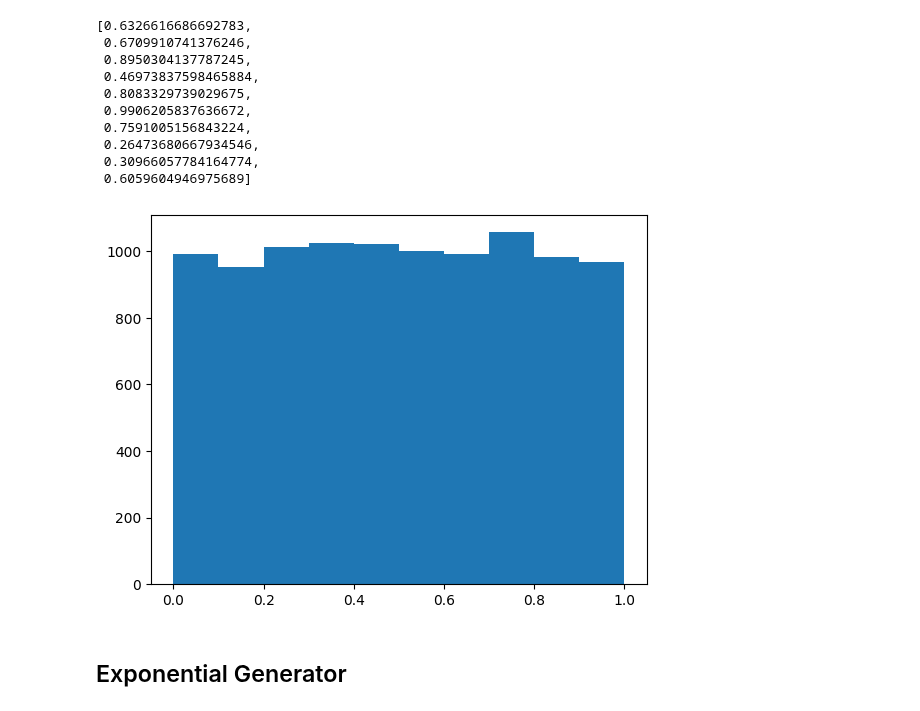
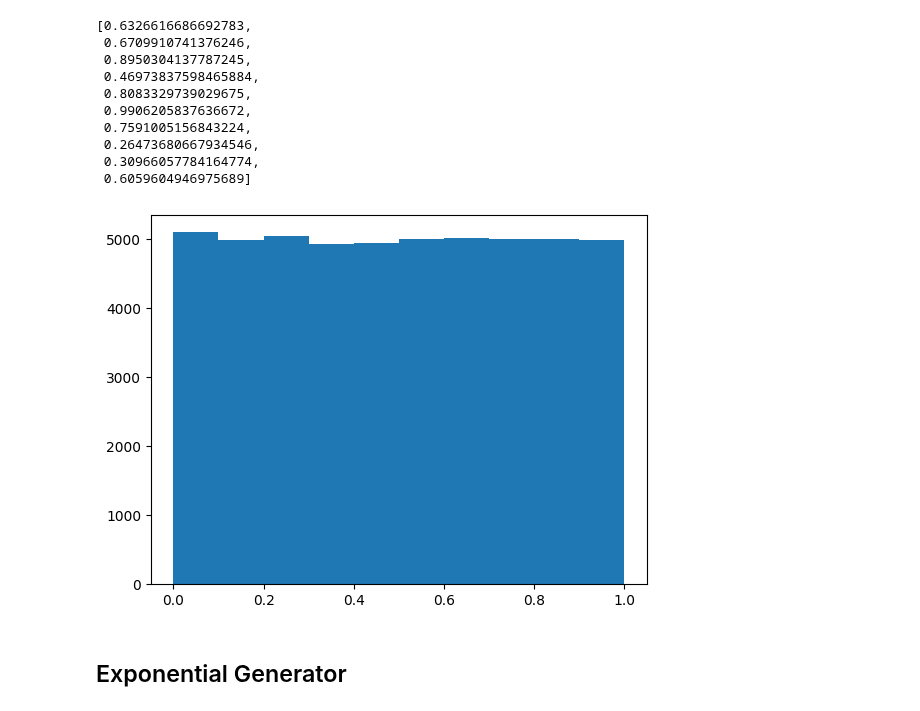
Before and after one commit to UTA-DataScience/DATA3402.Fall.2024, a Jupyter notebook: Lectures/Lecture.7/Lecture.7.ipynb, the cells around one changed output. Drawn from its saved outputs; the diff is of its cells as text; code cells hidden in the pictures.

```diff
--- a/Lectures/Lecture.7/Lecture.7.ipynb
+++ b/Lectures/Lecture.7/Lecture.7.ipynb
@@ -65,11 +65,11 @@ random_numbers
  0.6059604946975689]
 # %%
 random_numbers=list()
-for _ in range(10000):
+for _ in range(50000):
     random_numbers.append(my_uniform())
 _=plt.hist(random_numbers,bins=10)
 # %% [output]
-[figure, old version]
+[figure, new version]
 # %% [markdown]
 ## Exponential Generator
 # %%
```
Also changed, not shown: parts of 2 cells of this notebook, 1 other file.
